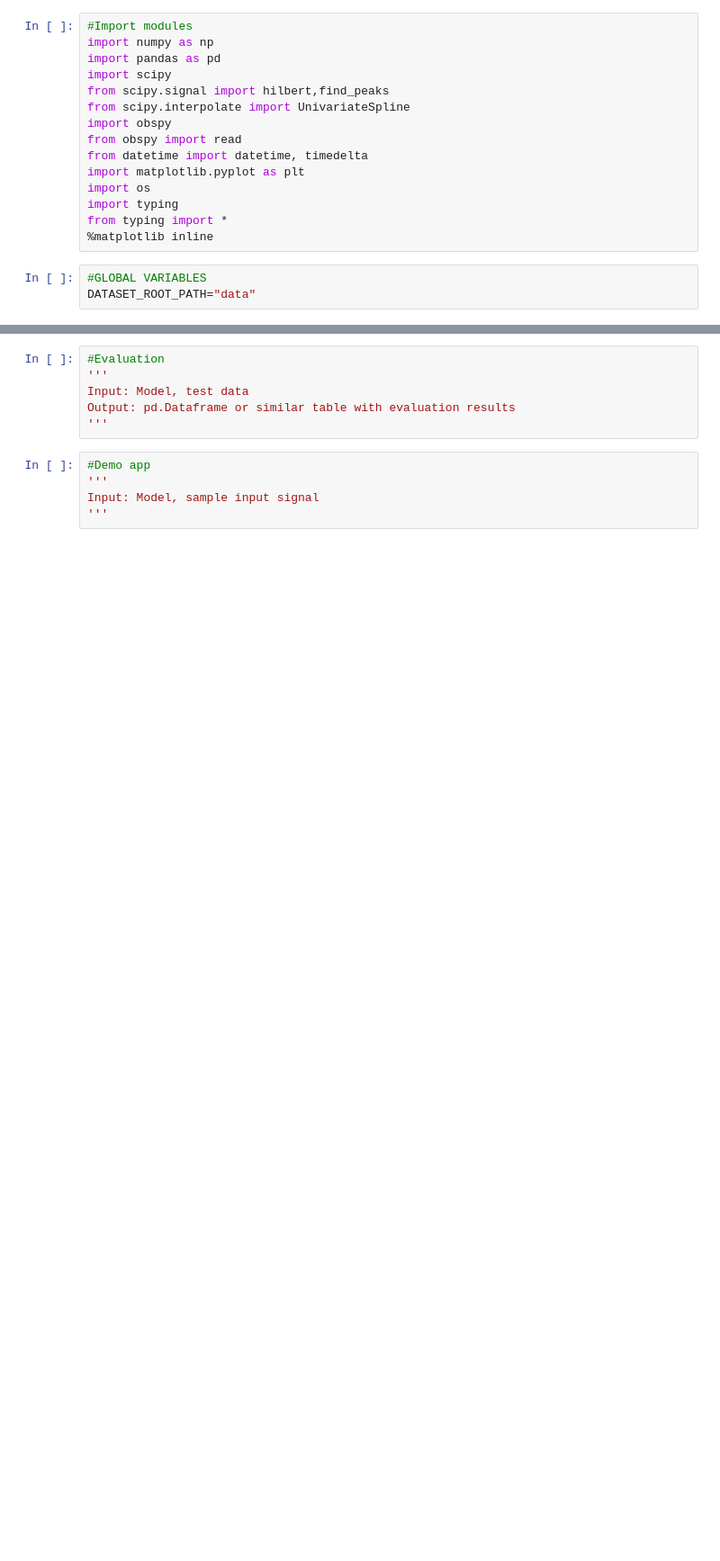
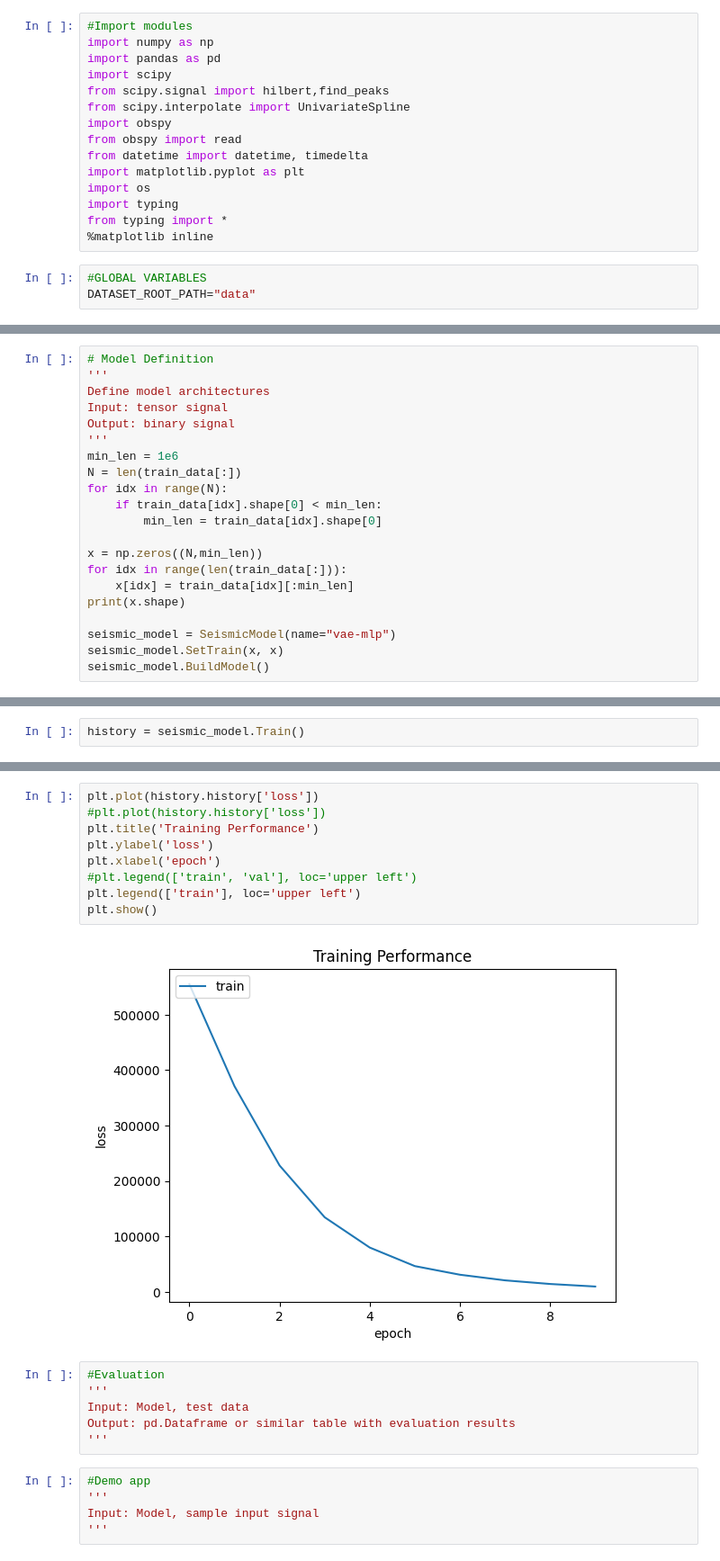
Before and after one commit to ifauh/seismic-detector, a Jupyter notebook: seismic_detect_notebook.ipynb, the cells around one changed output, grey strips where cells are left out. Shown at 90% size. Drawn from its saved outputs; the diff is of its cells as text; blank space fills up the shorter version.

```diff
--- a/seismic_detect_notebook.ipynb
+++ b/seismic_detect_notebook.ipynb
@@ -313,0 +284,21 @@ Output: binary signal
+# %%
+# Model Definition
+'''
+Define model architectures
+Input: tensor signal
+Output: binary signal
+'''
+min_len = 1e6
+N = len(train_data[:])
+for idx in range(N):
+    if train_data[idx].shape[0] < min_len:
+        min_len = train_data[idx].shape[0]
+
+x = np.zeros((N,min_len))
+for idx in range(len(train_data[:])):
+    x[idx] = train_data[idx][:min_len]
+print(x.shape)
+
+seismic_model = SeismicModel(name="vae-mlp")
+seismic_model.SetTrain(x, x)
+seismic_model.BuildModel()
@@ -320,0 +355,2 @@ Start/end Training, store model checkpoint
+# %%
+history = seismic_model.Train()
@@ -321,3 +398,14 @@ Start/end Training, store model checkpoint
+# %%
+plt.plot(history.history['loss'])
+#plt.plot(history.history['loss'])
+plt.title('Training Performance')
+plt.ylabel('loss')
+plt.xlabel('epoch')
+#plt.legend(['train', 'val'], loc='upper left')
+plt.legend(['train'], loc='upper left')
+plt.show()
+# %% [output]
+[figure, added]
 # %%
 #Evaluation
 '''
```
Also changed, not shown: parts of 11 cells of this notebook.
